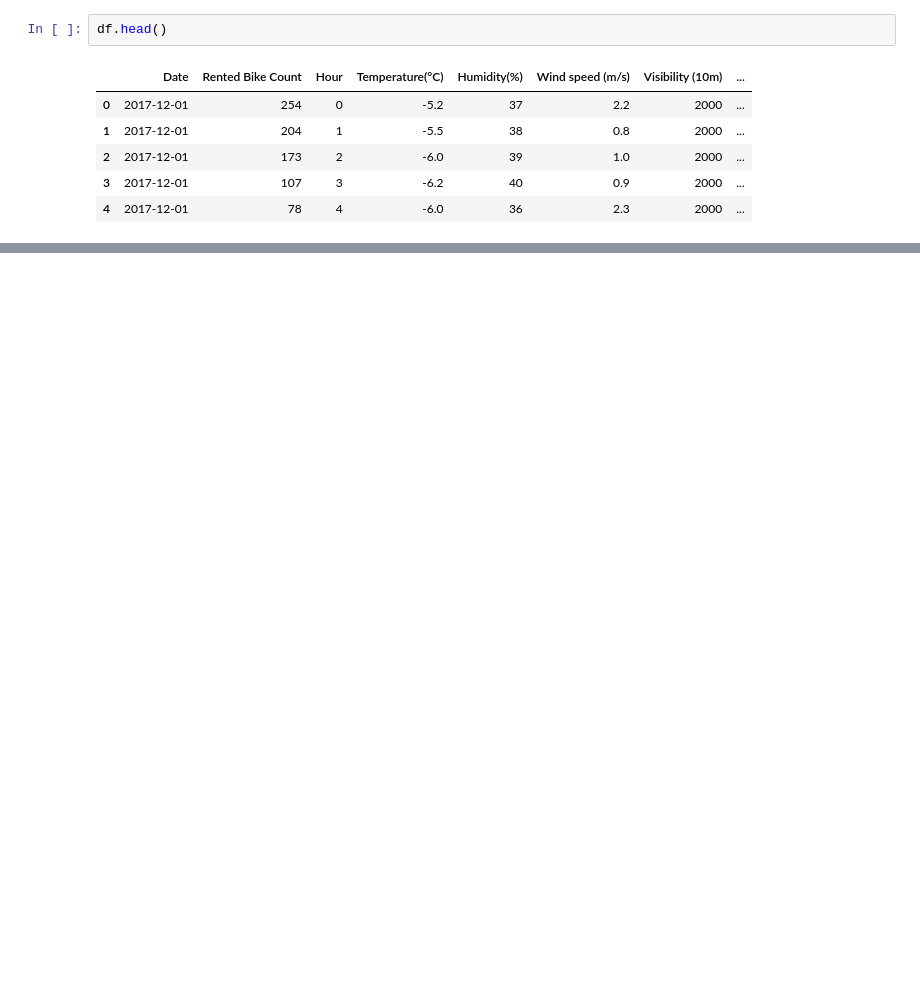
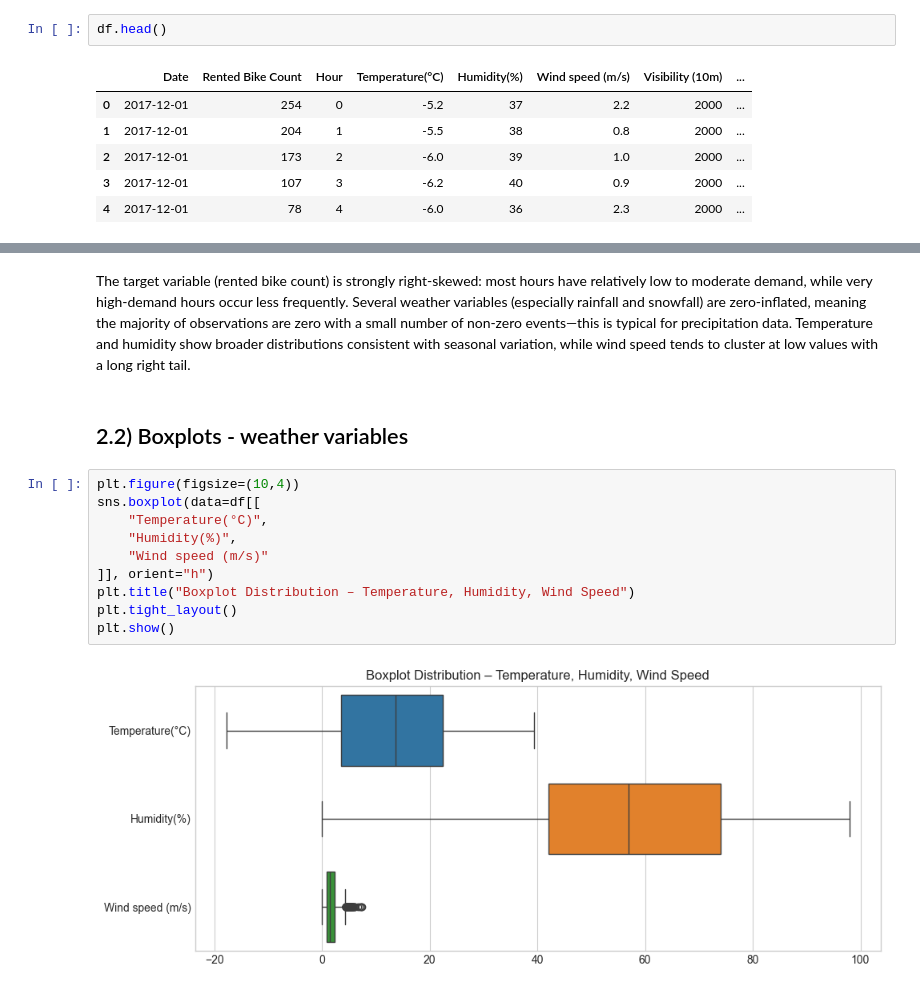
Before and after one commit to antonioi99/dds_group_16, a Jupyter notebook: EDA_Mark.ipynb, the cells around one changed output, grey strips where cells are left out. Drawn from its saved outputs; the diff is of its cells as text; blank space fills up the shorter version.

```diff
--- a/EDA_Mark.ipynb
+++ b/EDA_Mark.ipynb
@@ -196,0 +153,16 @@ No rainfall - high rental, even small amounts of rainfall -> significantly reduc
+# %% [markdown]
+The target variable (rented bike count) is strongly right-skewed: most hours have relatively low to moderate demand, while very high-demand hours occur less frequently. Several weather variables (especially rainfall and snowfall) are zero-inflated, meaning the majority of observations are zero with a small number of non-zero events—this is typical for precipitation data. Temperature and humidity show broader distributions consistent with seasonal variation, while wind speed tends to cluster at low values with a long right tail.
+# %% [markdown]
+## 2.2) Boxplots - weather variables
+# %%
+plt.figure(figsize=(10,4))
+sns.boxplot(data=df[[
+    "Temperature(°C)",
+    "Humidity(%)",
+    "Wind speed (m/s)"
+]], orient="h")
+plt.title("Boxplot Distribution – Temperature, Humidity, Wind Speed")
+plt.tight_layout()
+plt.show()
+# %% [output]
+[figure, added]
```
Also changed, not shown: parts of 63 cells of this notebook, 1 other file.
